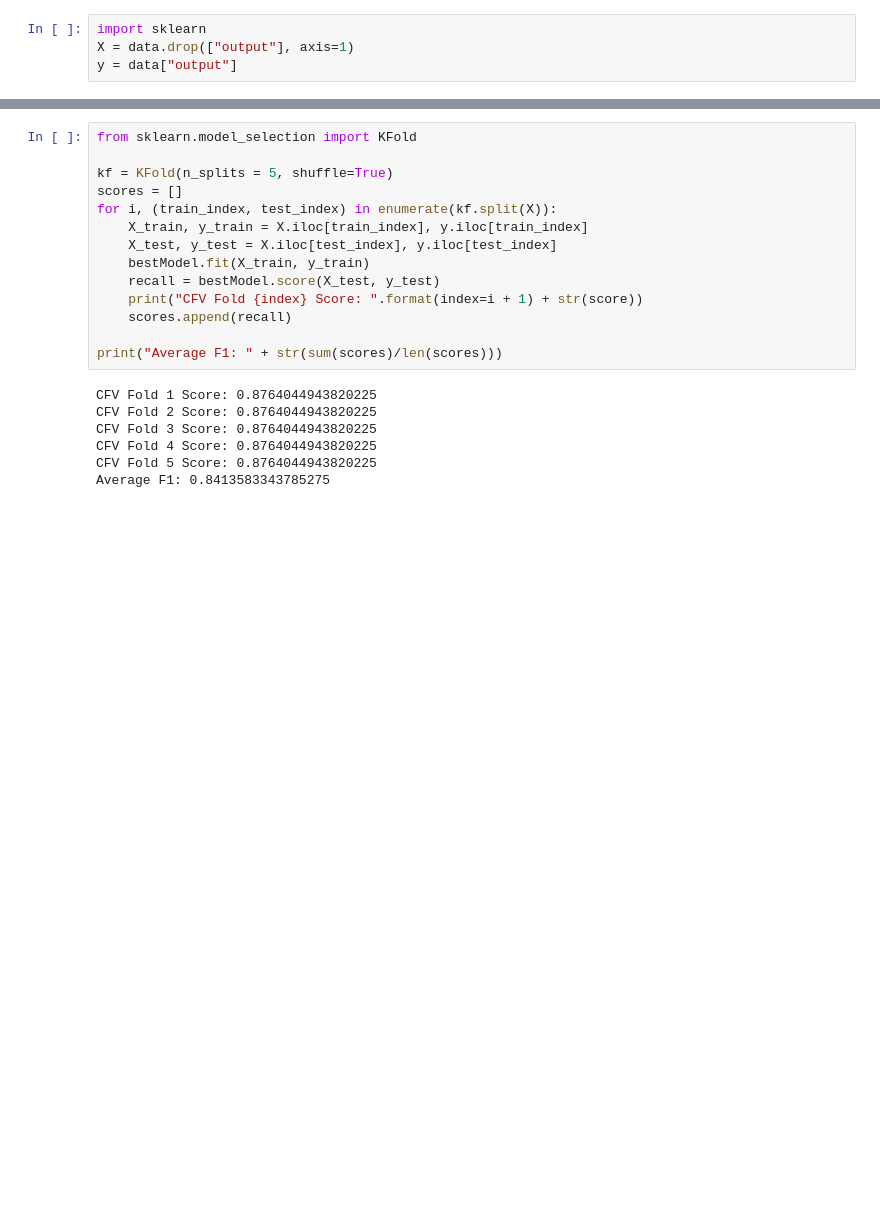
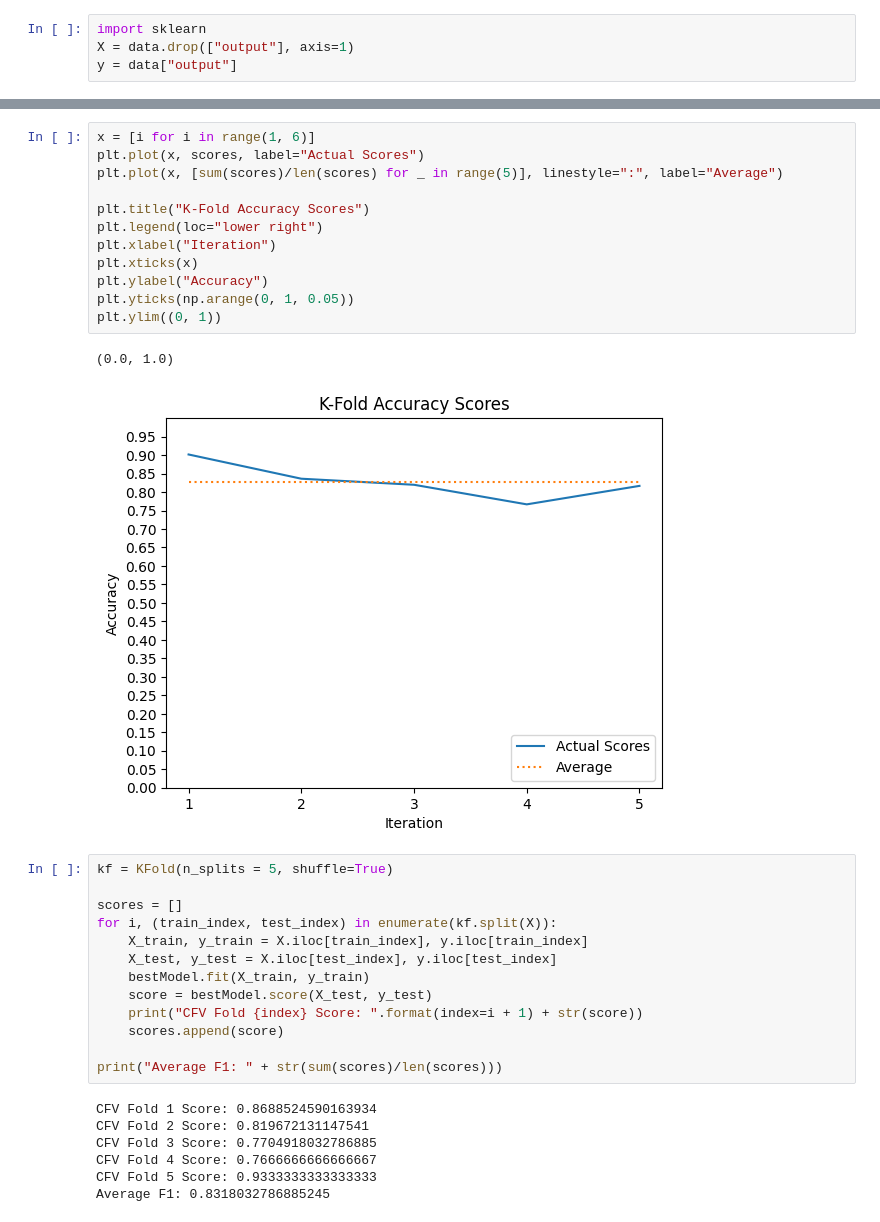
Before and after one commit to james-stautler/CSCA-5622-final-project, a Jupyter notebook: HeartAttack.ipynb, the cells around one changed output, grey strips where cells are left out. Saved outputs shown, nothing was run; the diff lists cells and outputs as text; blank space fills up the shorter version.

```diff
--- a/HeartAttack.ipynb
+++ b/HeartAttack.ipynb
@@ -125,24 +160,38 @@ KeyboardInterrupt:
+# %%
+x = [i for i in range(1, 6)]
+plt.plot(x, scores, label="Actual Scores")
+plt.plot(x, [sum(scores)/len(scores) for _ in range(5)], linestyle=":", label="Average")
+
+plt.title("K-Fold Accuracy Scores")
+plt.legend(loc="lower right")
+plt.xlabel("Iteration")
+plt.xticks(x)
+plt.ylabel("Accuracy")
+plt.yticks(np.arange(0, 1, 0.05))
+plt.ylim((0, 1))
+# %% [output]
+(0.0, 1.0)
+[figure, added]
 # %%
-from sklearn.model_selection import KFold
+kf = KFold(n_splits = 5, shuffle=True)
 
-kf = KFold(n_splits = 5, shuffle=True)
 scores = []
 for i, (train_index, test_index) in enumerate(kf.split(X)):
     X_train, y_train = X.iloc[train_index], y.iloc[train_index]
     X_test, y_test = X.iloc[test_index], y.iloc[test_index]
     bestModel.fit(X_train, y_train)
-    recall = bestModel.score(X_test, y_test)
+    score = bestModel.score(X_test, y_test)
     print("CFV Fold {index} Score: ".format(index=i + 1) + str(score))
-    scores.append(recall)
+    scores.append(score)
 
 print("Average F1: " + str(sum(scores)/len(scores)))
 # %% [output]
-CFV Fold 1 Score: 0.8764044943820225
-CFV Fold 2 Score: 0.8764044943820225
-CFV Fold 3 Score: 0.8764044943820225
-CFV Fold 4 Score: 0.8764044943820225
-CFV Fold 5 Score: 0.8764044943820225
-Average F1: 0.8413583343785275
+CFV Fold 1 Score: 0.8688524590163934
+CFV Fold 2 Score: 0.819672131147541
+CFV Fold 3 Score: 0.7704918032786885
+CFV Fold 4 Score: 0.7666666666666667
+CFV Fold 5 Score: 0.9333333333333333
+Average F1: 0.8318032786885245
 # %%
 x = [i for i in range(1, 6)]
 plt.plot(x, scores, label="Actual Scores")
```
Also changed, not shown: parts of 15 cells of this notebook.
